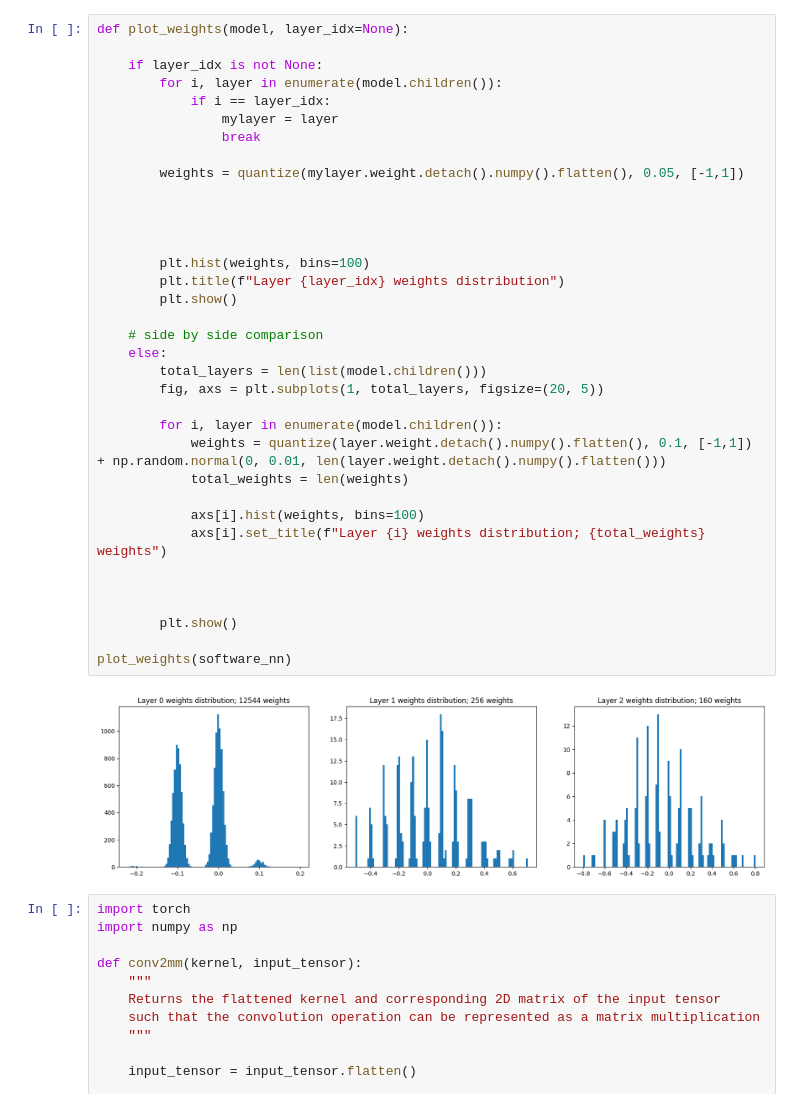
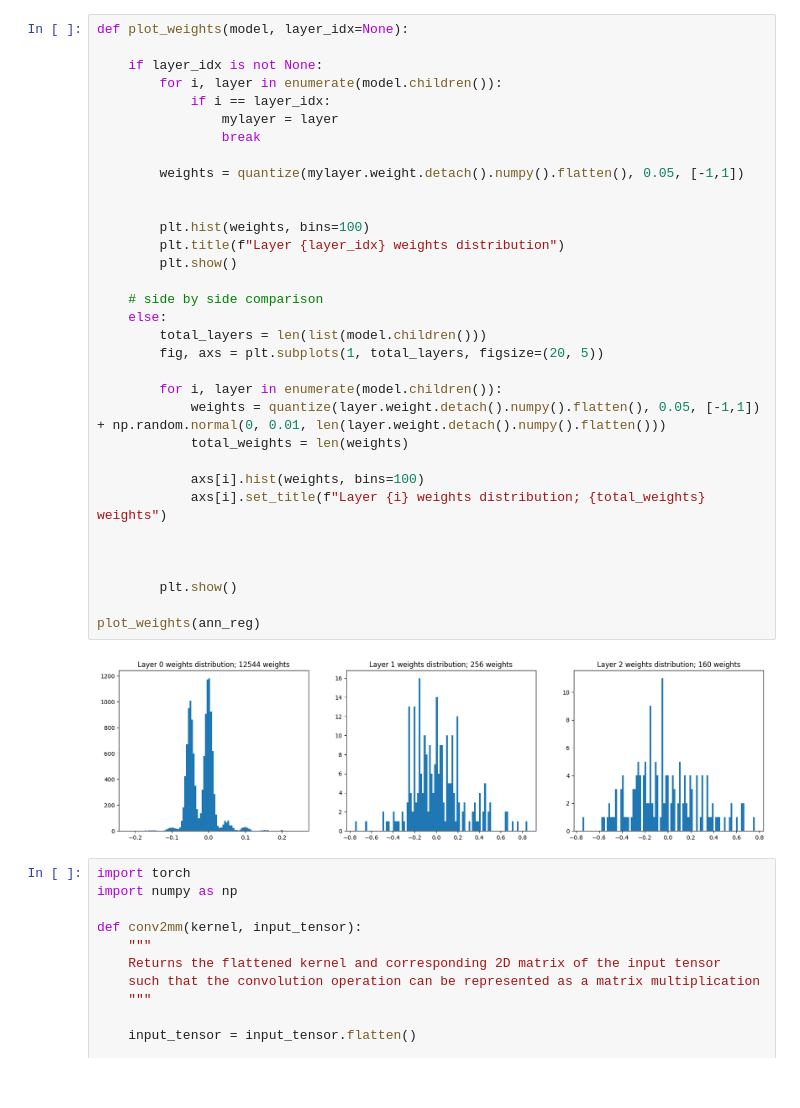
Before and after one commit to vinitdoke/Analog_Neural_Net_Simulator, a Jupyter notebook: evaluation.ipynb, the cells around one changed output. Drawn from its saved outputs; the diff is of its cells as text.

```diff
--- a/evaluation.ipynb
+++ b/evaluation.ipynb
@@ -101,38 +183,36 @@ def plot_weights(model, layer_idx=None):
 
     if layer_idx is not None:
         for i, layer in enumerate(model.children()):
             if i == layer_idx:
                 mylayer = layer
                 break
 
         weights = quantize(mylayer.weight.detach().numpy().flatten(), 0.05, [-1,1])
 
 
-
-
         plt.hist(weights, bins=100)
         plt.title(f"Layer {layer_idx} weights distribution")
         plt.show()
 
     # side by side comparison
     else:
         total_layers = len(list(model.children()))
         fig, axs = plt.subplots(1, total_layers, figsize=(20, 5))
 
         for i, layer in enumerate(model.children()):
-            weights = quantize(layer.weight.detach().numpy().flatten(), 0.1, [-1,1]) + np.random.normal(0, 0.01, len(layer.weight.detach().numpy().flatten()))
+            weights = quantize(layer.weight.detach().numpy().flatten(), 0.05, [-1,1]) + np.random.normal(0, 0.01, len(layer.weight.detach().numpy().flatten()))
             total_weights = len(weights)
 
             axs[i].hist(weights, bins=100)
             axs[i].set_title(f"Layer {i} weights distribution; {total_weights} weights")
 
 
 
         plt.show()
 
-plot_weights(software_nn)
+plot_weights(ann_reg)
 # %% [output]
-[figure, old version]
+[figure, new version]
 # %%
 import torch
 import numpy as np
```
Also changed, not shown: parts of 6 cells of this notebook, 6 other files.
